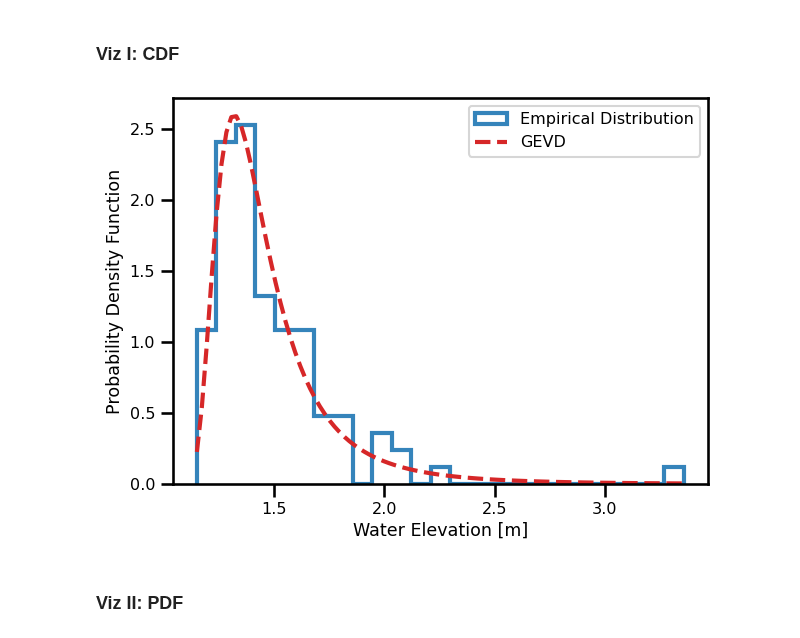
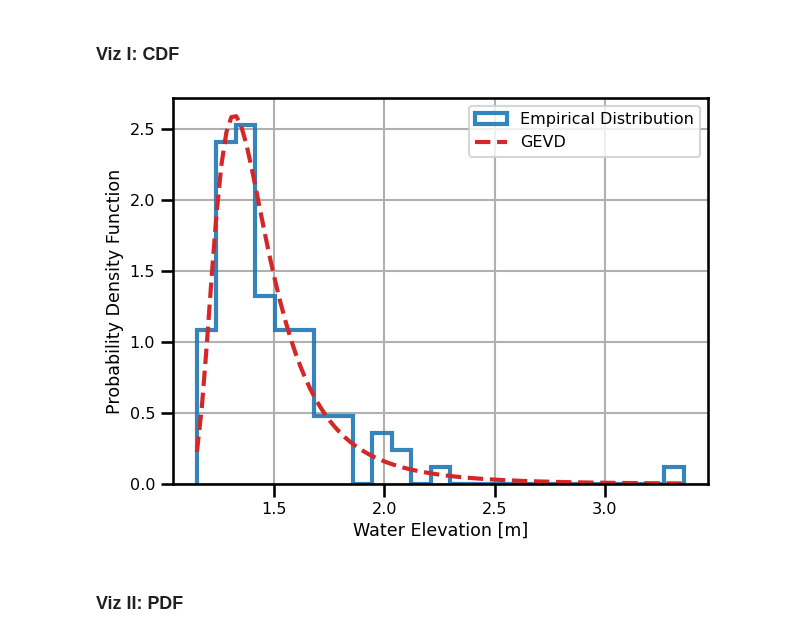
Before and after one commit to jejjohnson/jbayesevt, a Jupyter notebook: notebooks/evt/2.2_pyextremes_scratch.ipynb, the cells around one changed output. Cells and saved outputs as stored; diff of their text form; code cells hidden in the pictures.

```diff
--- a/notebooks/evt/1.2_pyextremes_scratch.ipynb
+++ b/notebooks/evt/2.2_pyextremes_scratch.ipynb
@@ -152,18 +152,20 @@ y_pdf = genextreme.pdf(x_domain, *params)
 # %%
 fig, ax = plt.subplots()
 
 ax.hist(extremes, bins=25, rwidth=2, alpha=0.9, cumulative=False, density=True, color="tab:blue", linewidth=3, histtype="step", label="Empirical Distribution")
 ax.plot(x_domain, y_pdf, linewidth=3, linestyle="--", color="tab:red", label="GEVD")
 
 ax.set(
     xlabel="Water Elevation [m]",
     ylabel="Probability Density Function",
 )
+
+plt.grid(which="both", visible=True)
 plt.tight_layout()
 plt.legend()
 plt.show()
 # %% [output]
-[figure, old version]
+[figure, new version]
 # %% [markdown]
 ### Viz II: PDF
 # %%
```
Also changed, not shown: 4 other files.
